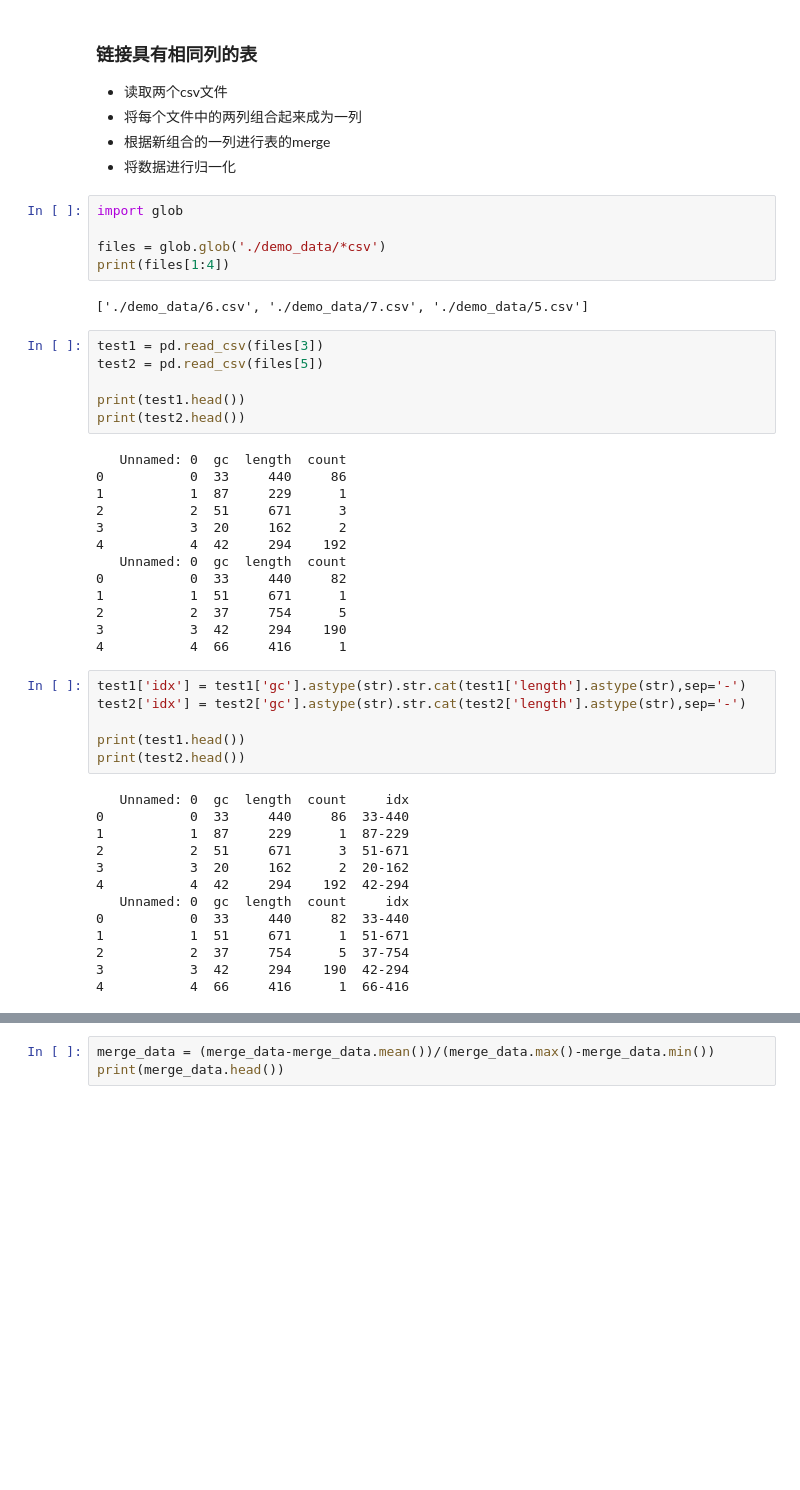
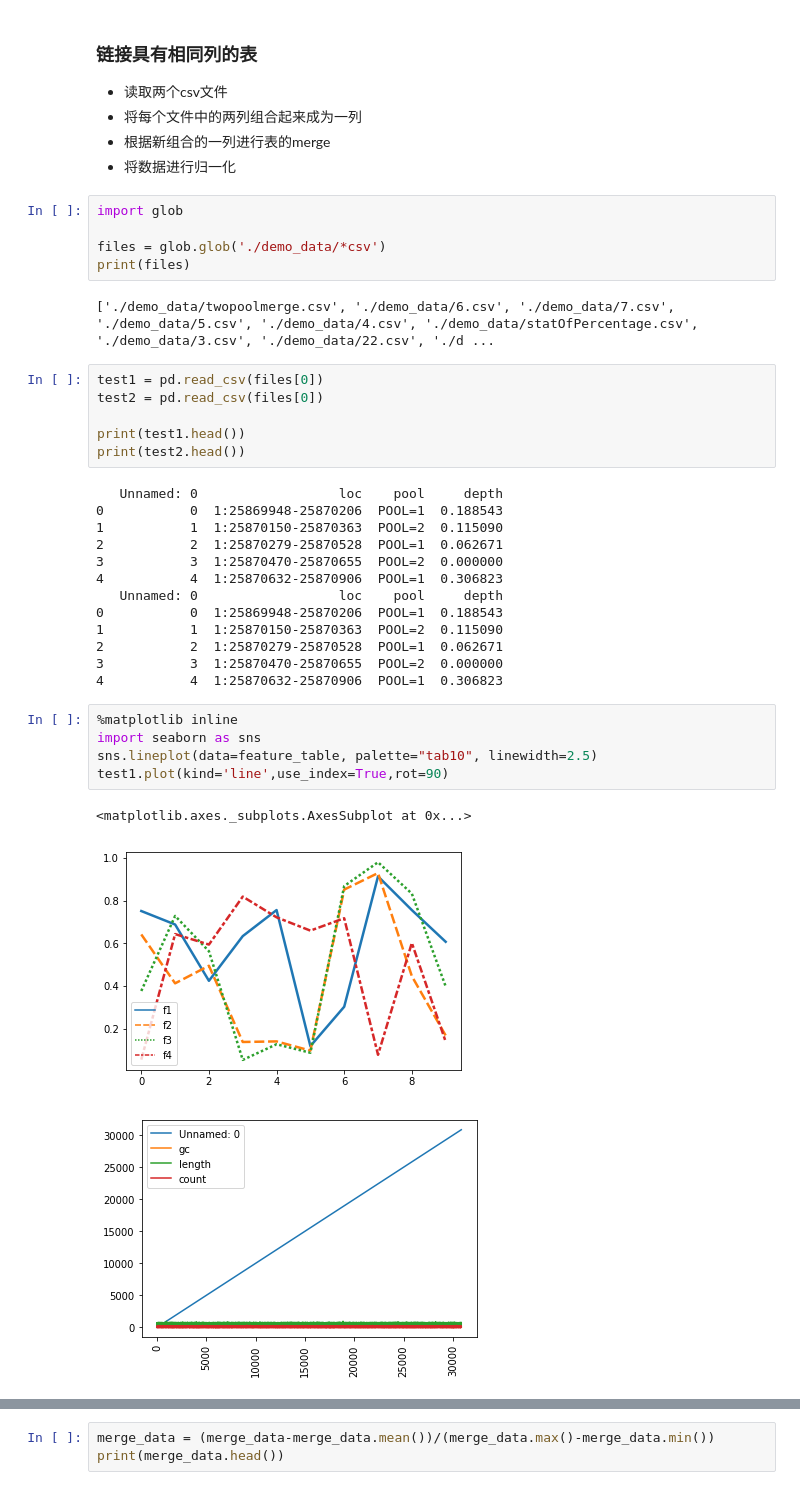
Before and after one commit to btrspg/python-lib-test, a Jupyter notebook: pandas-test.ipynb, the cells around one changed output, grey strips where cells are left out. Cells and saved outputs as stored; diff of their text form; blank space fills up the shorter version.

```diff
--- a/pandas-test.ipynb
+++ b/pandas-test.ipynb
@@ -55,45 +55,35 @@ pd.concat([label_table,feature_table],axis=1)
 import glob
 
 files = glob.glob('./demo_data/*csv')
-print(files[1:4])
+print(files)
 # %% [output]
-['./demo_data/6.csv', './demo_data/7.csv', './demo_data/5.csv']
+['./demo_data/twopoolmerge.csv', './demo_data/6.csv', './demo_data/7.csv', './demo_data/5.csv', './demo_data/4.csv', './demo_data/statOfPercentage.csv', './demo_data/3.csv', './demo_data/22.csv', './d ...
 # %%
-test1 = pd.read_csv(files[3])
-test2 = pd.read_csv(files[5])
+test1 = pd.read_csv(files[0])
+test2 = pd.read_csv(files[0])
 
 print(test1.head())
 print(test2.head())
 # %% [output]
-   Unnamed: 0  gc  length  count
-0           0  33     440     86
-1           1  87     229      1
-2           2  51     671      3
-3           3  20     162      2
-4           4  42     294    192
-   Unnamed: 0  gc  length  count
-0           0  33     440     82
-1           1  51     671      1
-2           2  37     754      5
-3           3  42     294    190
-4           4  66     416      1
+   Unnamed: 0                  loc    pool     depth
+0           0  1:25869948-25870206  POOL=1  0.188543
+1           1  1:25870150-25870363  POOL=2  0.115090
+2           2  1:25870279-25870528  POOL=1  0.062671
+3           3  1:25870470-25870655  POOL=2  0.000000
+4           4  1:25870632-25870906  POOL=1  0.306823
+   Unnamed: 0                  loc    pool     depth
+0           0  1:25869948-25870206  POOL=1  0.188543
+1           1  1:25870150-25870363  POOL=2  0.115090
+2           2  1:25870279-25870528  POOL=1  0.062671
+3           3  1:25870470-25870655  POOL=2  0.000000
+4           4  1:25870632-25870906  POOL=1  0.306823
-# %%
-test1['idx'] = test1['gc'].astype(str).str.cat(test1['length'].astype(str),sep='-')
-test2['idx'] = test2['gc'].astype(str).str.cat(test2['length'].astype(str),sep='-')
-
-print(test1.head())
-print(test2.head())
-# %% [output]
-   Unnamed: 0  gc  length  count     idx
-0           0  33     440     86  33-440
-1           1  87     229      1  87-229
-2           2  51     671      3  51-671
-3           3  20     162      2  20-162
-4           4  42     294    192  42-294
-   Unnamed: 0  gc  length  count     idx
-0           0  33     440     82  33-440
-1           1  51     671      1  51-671
-2           2  37     754      5  37-754
-3           3  42     294    190  42-294
-4           4  66     416      1  66-416
+# %%
+%matplotlib inline
+import seaborn as sns
+sns.lineplot(data=feature_table, palette="tab10", linewidth=2.5)
+test1.plot(kind='line',use_index=True,rot=90)
+# %% [output]
+<matplotlib.axes._subplots.AxesSubplot at 0x...>
+[figure, added]
+[figure, added]
 # %%
```
Also changed, not shown: parts of 4 cells of this notebook.
